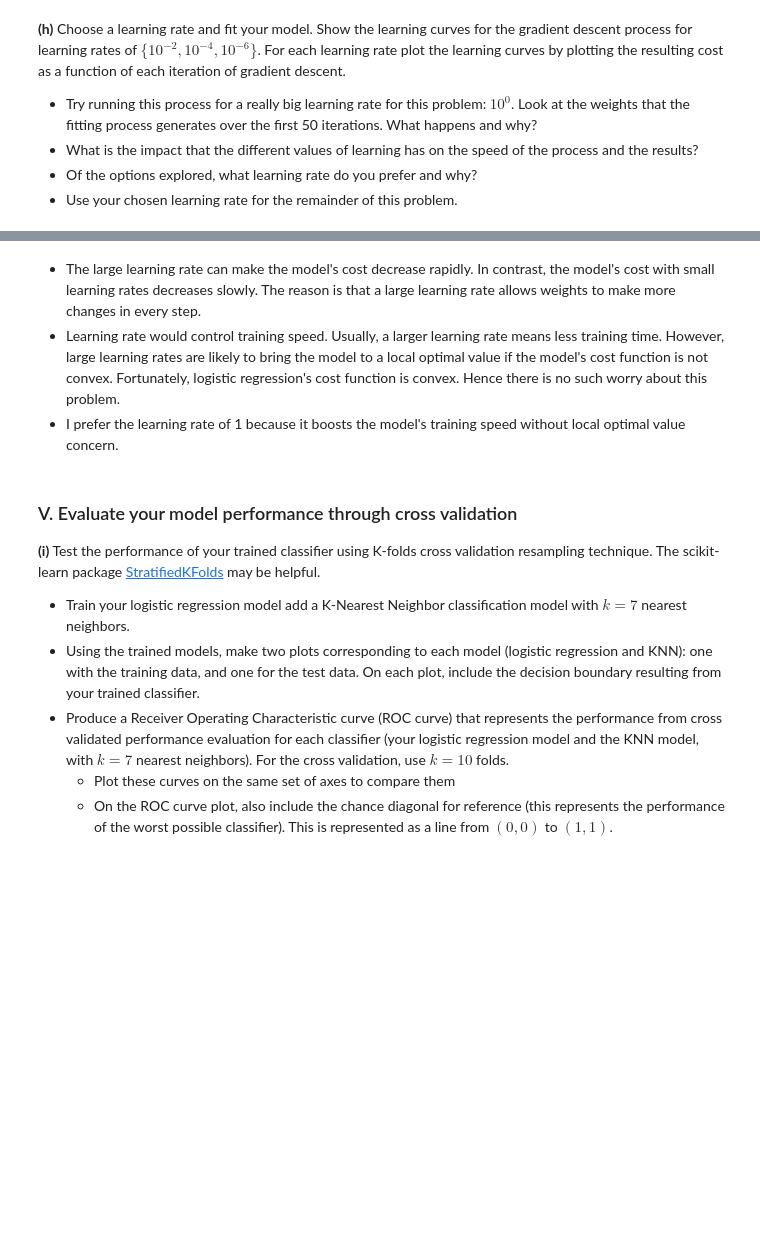
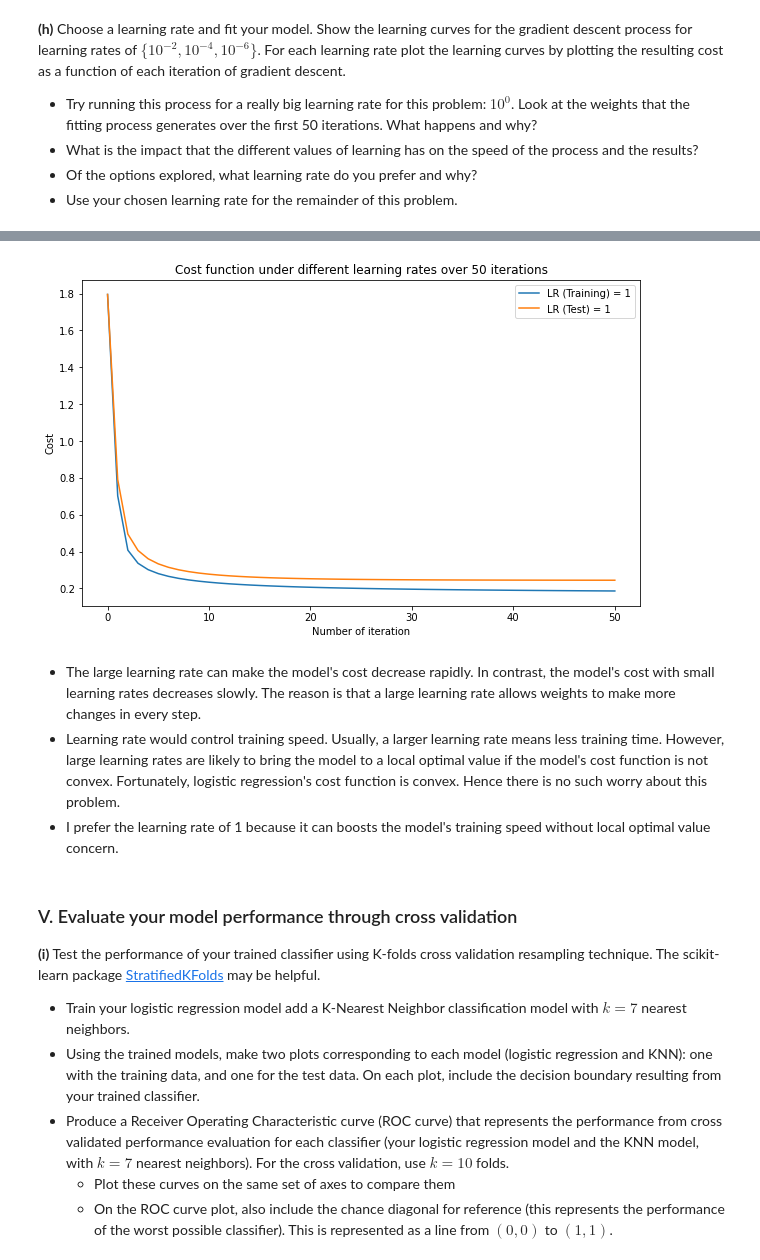
Before and after one commit to gamecicn/ids705, a Jupyter notebook: assignments/Assignment3/Assignment_3.ipynb, the cells around one changed output, grey strips where cells are left out. Cells and saved outputs as stored; diff of their text form; code cells hidden in the pictures; blank space fills up the shorter version.

```diff
--- a/assignments/Assignment3/Assignment_3.ipynb
+++ b/assignments/Assignment3/Assignment_3.ipynb
@@ -315,7 +319,31 @@ plt.show()
+# %%
+reg = Logistic_regression()
+
+plt.figure(figsize = (10,6))
+
+lr = 1
+max_iter= 50
+reg.fit(X_train, Y_train, init_w, lr=lr, max_iter=max_iter)
+cost = reg.learning_curve(X_train, Y_train)
+plt.plot(cost, label='LR (Training) = {}'.format(lr))
+
+reg.fit(X_test, Y_test, init_w, lr=lr, max_iter=max_iter)
+cost = reg.learning_curve(X_train, Y_train)
+plt.plot(cost, label='LR (Test) = {}'.format(lr))
+
+
+# Output picture
+plt.xlabel('Number of iteration')
+plt.ylabel('Cost')
+plt.title('Cost function under different learning rates over 50 iterations')
+plt.legend()
+plt.show()
+# %% [output]
+[figure, added]
 # %% [markdown]
 - The large learning rate can make the model's cost decrease rapidly. In contrast, the model's cost with small learning rates decreases slowly. The reason is that a large learning rate allows weights to make more changes in every step.
 - Learning rate would control training speed. Usually, a larger learning rate means less training time. However, large learning rates are likely to bring the model to a local optimal value if the model's cost function is not convex. Fortunately, logistic regression's cost function is convex. Hence there is no such worry about this problem.
-- I prefer the learning rate of 1 because it boosts the model's training speed without local optimal value concern.
+- I prefer the learning rate of 1 because it can boosts the model's training speed without local optimal value concern.
 # %% [markdown]
 ### V. Evaluate your model performance through cross validation
 
```
Also changed, not shown: parts of 3 cells of this notebook.
